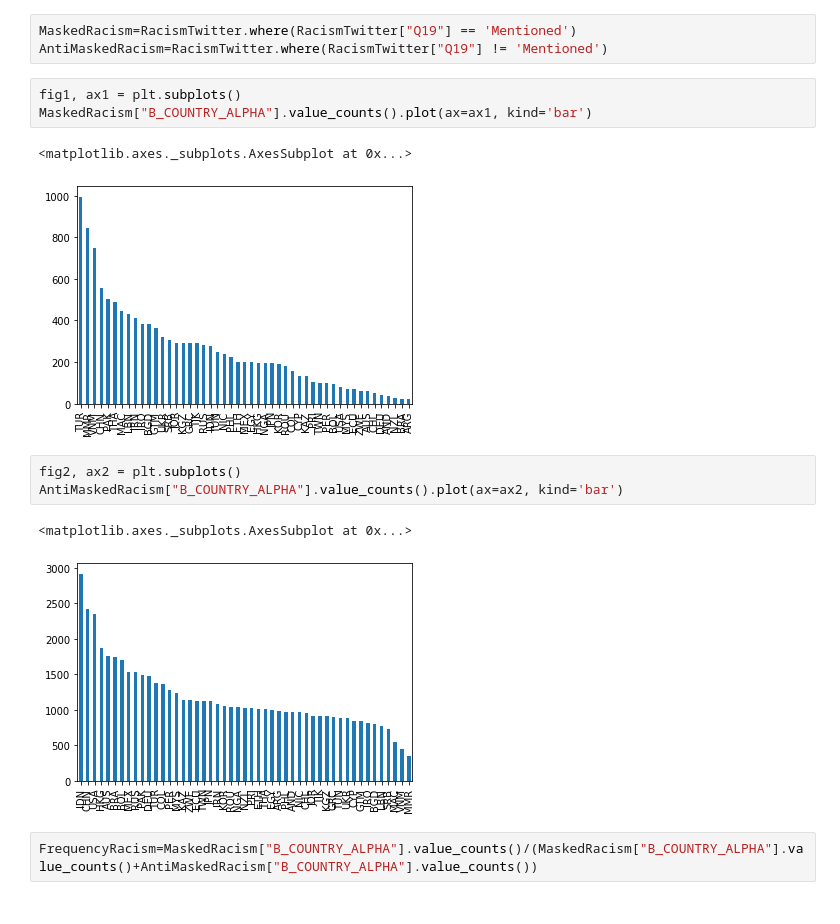
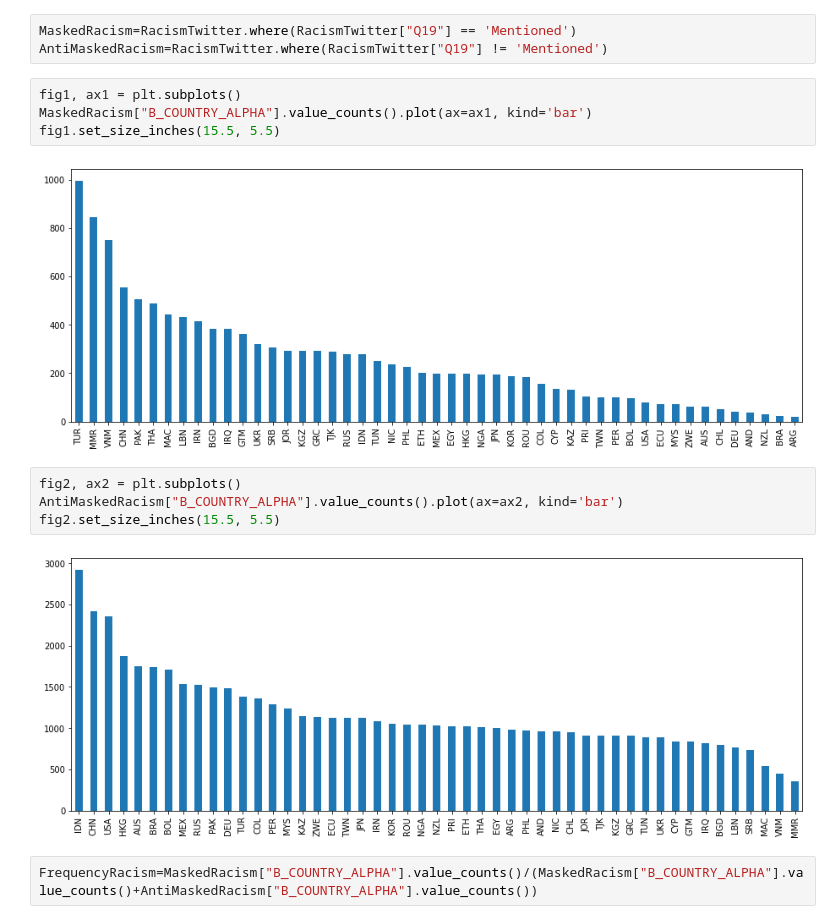
Before and after one commit to UDEA-Esp-Analitica-y-Ciencia-de-Datos/EACD-02-ESTADISTICA, a Jupyter notebook: Sesión_4.ipynb, the cells around one changed output. Saved outputs shown, nothing was run; the diff lists cells and outputs as text.

```diff
--- a/Sesión_4.ipynb
+++ b/Sesión_4.ipynb
@@ -234,15 +240,15 @@ AntiMaskedRacism=RacismTwitter.where(RacismTwitter["Q19"] != 'Mentioned')
 # %%
 fig1, ax1 = plt.subplots()
 MaskedRacism["B_COUNTRY_ALPHA"].value_counts().plot(ax=ax1, kind='bar')
+fig1.set_size_inches(15.5, 5.5)
 # %% [output]
-<matplotlib.axes._subplots.AxesSubplot at 0x...>
-[figure, old version]
+[figure, new version]
 # %%
 fig2, ax2 = plt.subplots()
 AntiMaskedRacism["B_COUNTRY_ALPHA"].value_counts().plot(ax=ax2, kind='bar')
+fig2.set_size_inches(15.5, 5.5)
 # %% [output]
-<matplotlib.axes._subplots.AxesSubplot at 0x...>
-[figure, old version]
+[figure, new version]
 # %%
 FrequencyRacism=MaskedRacism["B_COUNTRY_ALPHA"].value_counts()/(MaskedRacism["B_COUNTRY_ALPHA"].value_counts()+AntiMaskedRacism["B_COUNTRY_ALPHA"].value_counts())
 # %%
```
Also changed, not shown: parts of 8 cells of this notebook.
